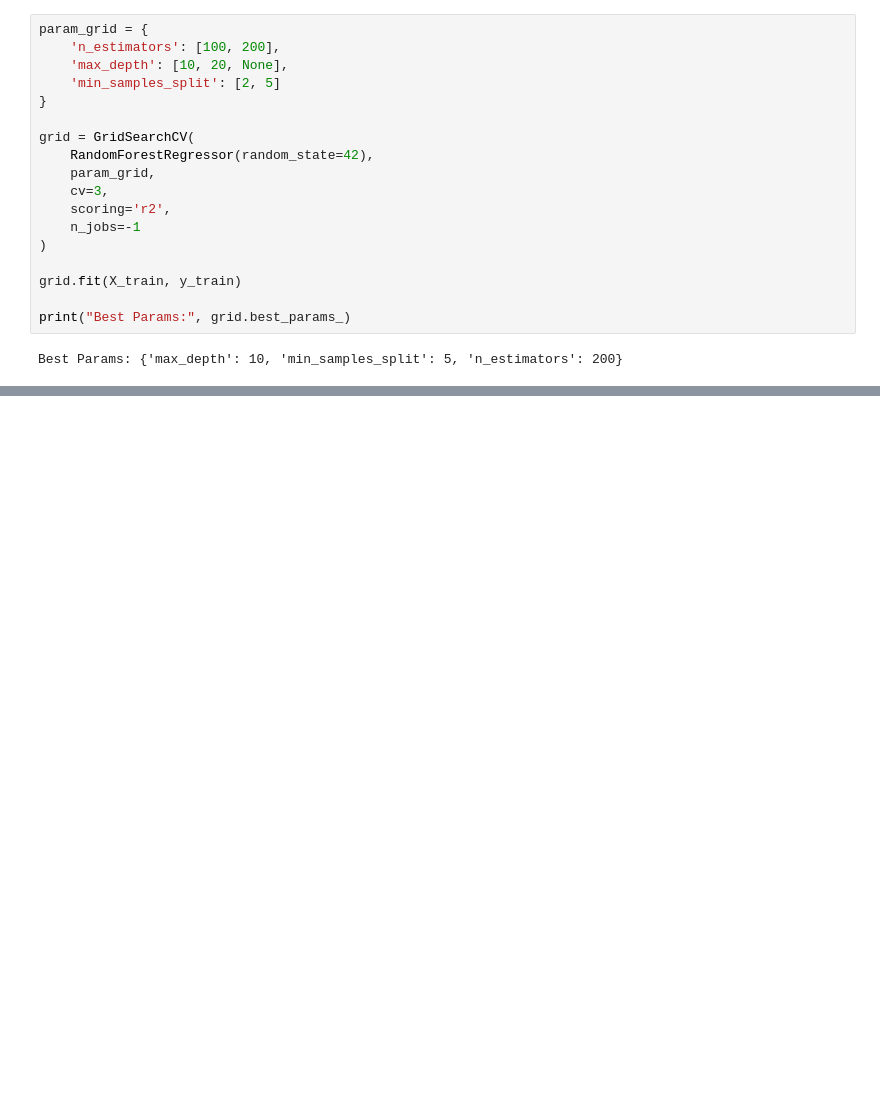
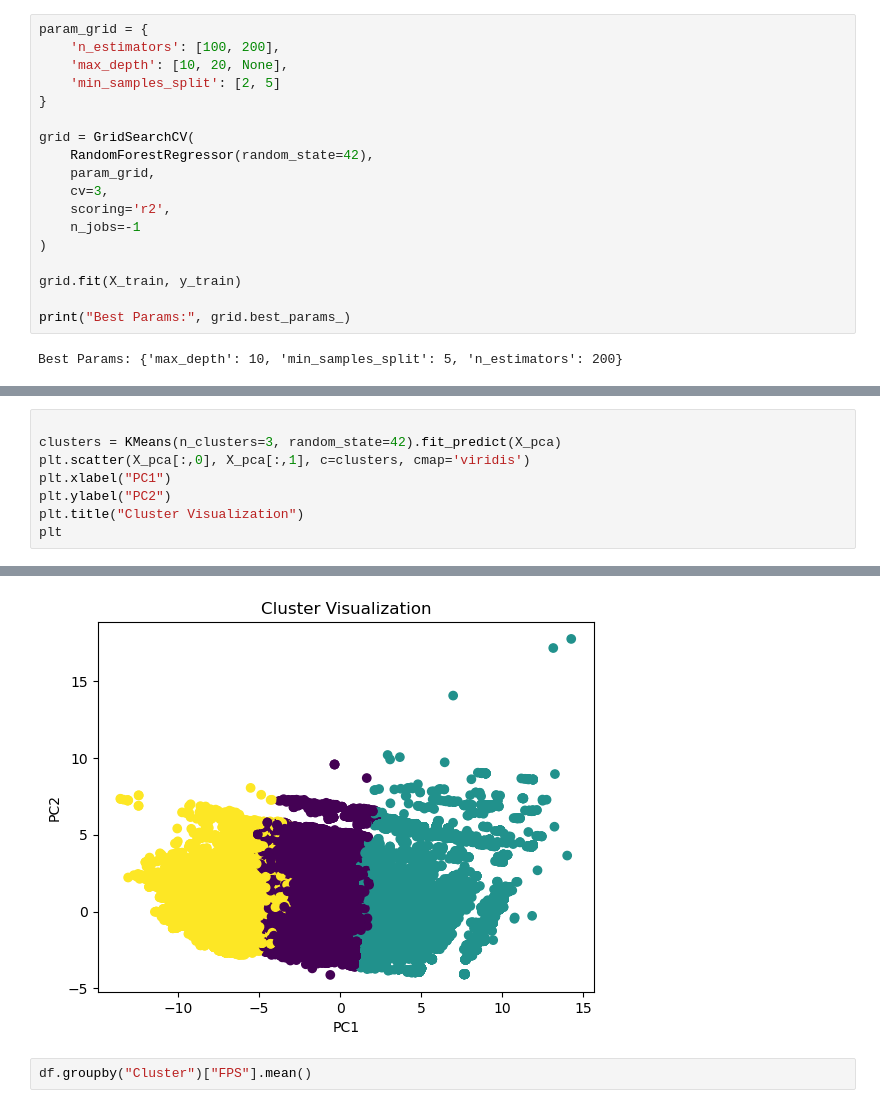
Before and after one commit to REDummy/hactiv8_assign, a Jupyter notebook: mini_project/mini_project_2/mini_project2_AntoniusMiquel.ipynb, the cells around one changed output, grey strips where cells are left out. Cells and saved outputs as stored; diff of their text form; blank space fills up the shorter version.

```diff
--- a/mini_project/mini_project_2/mini_project2_AntoniusMiquel.ipynb
+++ b/mini_project/mini_project_2/mini_project2_AntoniusMiquel.ipynb
@@ -274,0 +264,9 @@ plt.show()
+# %%
+
+clusters = KMeans(n_clusters=3, random_state=42).fit_predict(X_pca)
+plt.scatter(X_pca[:,0], X_pca[:,1], c=clusters, cmap='viridis')
+plt.xlabel("PC1")
+plt.ylabel("PC2")
+plt.title("Cluster Visualization")
+plt
+# %% [output]
@@ -274,0 +274,3 @@ plt.show()
+[figure, added]
+# %%
+df.groupby("Cluster")["FPS"].mean()
```
Also changed, not shown: parts of 20 cells of this notebook, 6 other files.
